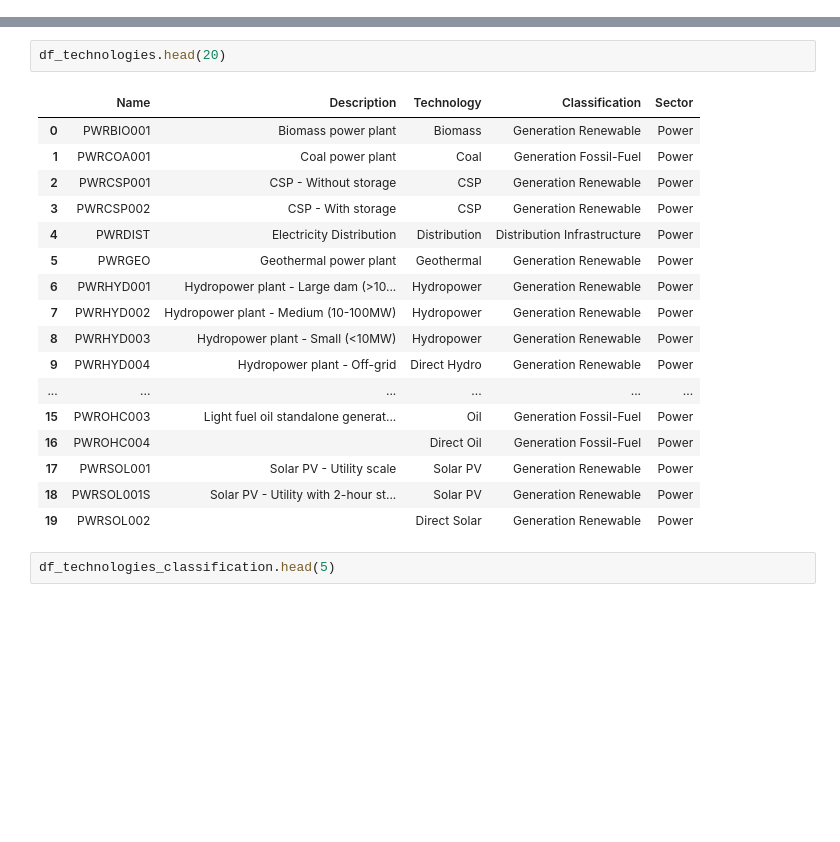
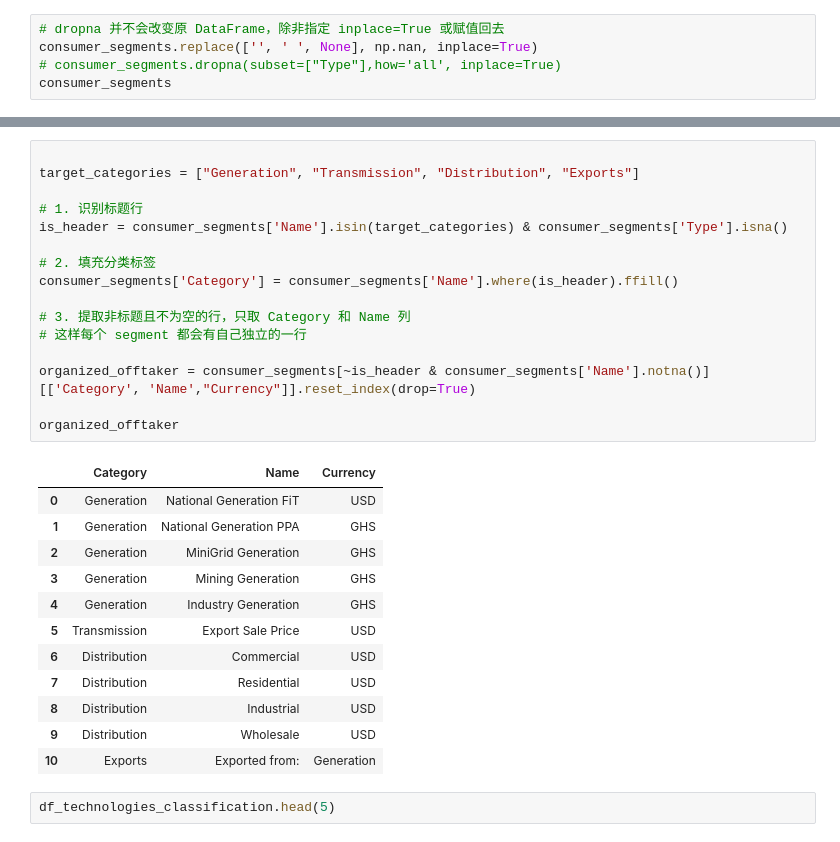
Before and after one commit to MINFinModel/minfin-py-public-release, a Jupyter notebook: addtional_input.ipynb, the cells around one changed output, grey strips where cells are left out. Cells and saved outputs as stored; diff of their text form; blank space fills up the shorter version.

```diff
--- a/addtional_input.ipynb
+++ b/addtional_input.ipynb
@@ -51,0 +152,5 @@ locals().update(result)
+# %%
+# dropna 并不会改变原 DataFrame，除非指定 inplace=True 或赋值回去
+consumer_segments.replace(['', ' ', None], np.nan, inplace=True)
+# consumer_segments.dropna(subset=["Type"],how='all', inplace=True)
+consumer_segments
@@ -52,23 +175,32 @@ locals().update(result)
 # %%
-df_technologies.head(20)
+
+target_categories = ["Generation", "Transmission", "Distribution", "Exports"]
+
+# 1. 识别标题行
+is_header = consumer_segments['Name'].isin(target_categories) & consumer_segments['Type'].isna()
+
+# 2. 填充分类标签
+consumer_segments['Category'] = consumer_segments['Name'].where(is_header).ffill()
+
+# 3. 提取非标题且不为空的行，只取 Category 和 Name 列
+# 这样每个 segment 都会有自己独立的一行
+
+organized_offtaker = consumer_segments[~is_header & consumer_segments['Name'].notna()][['Category', 'Name',"Currency"]].reset_index(drop=True)
+
+organized_offtaker
 # %% [output]
-|  | Name | Description | Technology | Classification | Sector |
-| 0 | PWRBIO001 | Biomass power plant | Biomass | Generation Renewable | Power |
-| 1 | PWRCOA001 | Coal power plant | Coal | Generation Fossil-Fuel | Power |
-| 2 | PWRCSP001 | CSP - Without storage | CSP | Generation Renewable | Power |
-| 3 | PWRCSP002 | CSP - With storage | CSP | Generation Renewable | Power |
-| 4 | PWRDIST | Electricity Distribution | Distribution | Distribution Infrastructure | Power |
-| 5 | PWRGEO | Geothermal power plant | Geothermal | Generation Renewable | Power |
-| 6 | PWRHYD001 | Hydropower plant - Large dam (>10... | Hydropower | Generation Renewable | Power |
-| 7 | PWRHYD002 | Hydropower plant - Medium (10-100MW) | Hydropower | Generation Renewable | Power |
-| 8 | PWRHYD003 | Hydropower plant - Small (<10MW) | Hydropower | Generation Renewable | Power |
-| 9 | PWRHYD004 | Hydropower plant - Off-grid | Direct Hydro | Generation Renewable | Power |
-| ... | ... | ... | ... | ... | ... |
-| 15 | PWROHC003 | Light fuel oil standalone generat... | Oil | Generation Fossil-Fuel | Power |
-| 16 | PWROHC004 |  | Direct Oil | Generation Fossil-Fuel | Power |
-| 17 | PWRSOL001 | Solar PV - Utility scale | Solar PV | Generation Renewable | Power |
-| 18 | PWRSOL001S | Solar PV - Utility with 2-hour st... | Solar PV | Generation Renewable | Power |
-| 19 | PWRSOL002 |  | Direct Solar | Generation Renewable | Power |
+|  | Category | Name | Currency |
+| 0 | Generation | National Generation FiT | USD |
+| 1 | Generation | National Generation PPA | GHS |
+| 2 | Generation | MiniGrid Generation | GHS |
+| 3 | Generation | Mining Generation | GHS |
+| 4 | Generation | Industry Generation | GHS |
+| 5 | Transmission | Export Sale Price | USD |
+| 6 | Distribution | Commercial | USD |
+| 7 | Distribution | Residential | USD |
+| 8 | Distribution | Industrial | USD |
+| 9 | Distribution | Wholesale | USD |
+| 10 | Exports | Exported from: | Generation |
 # %%
 df_technologies_classification.head(5)
 # %% [output]
```
Also changed, not shown: parts of 83 cells of this notebook, 4 other files.
